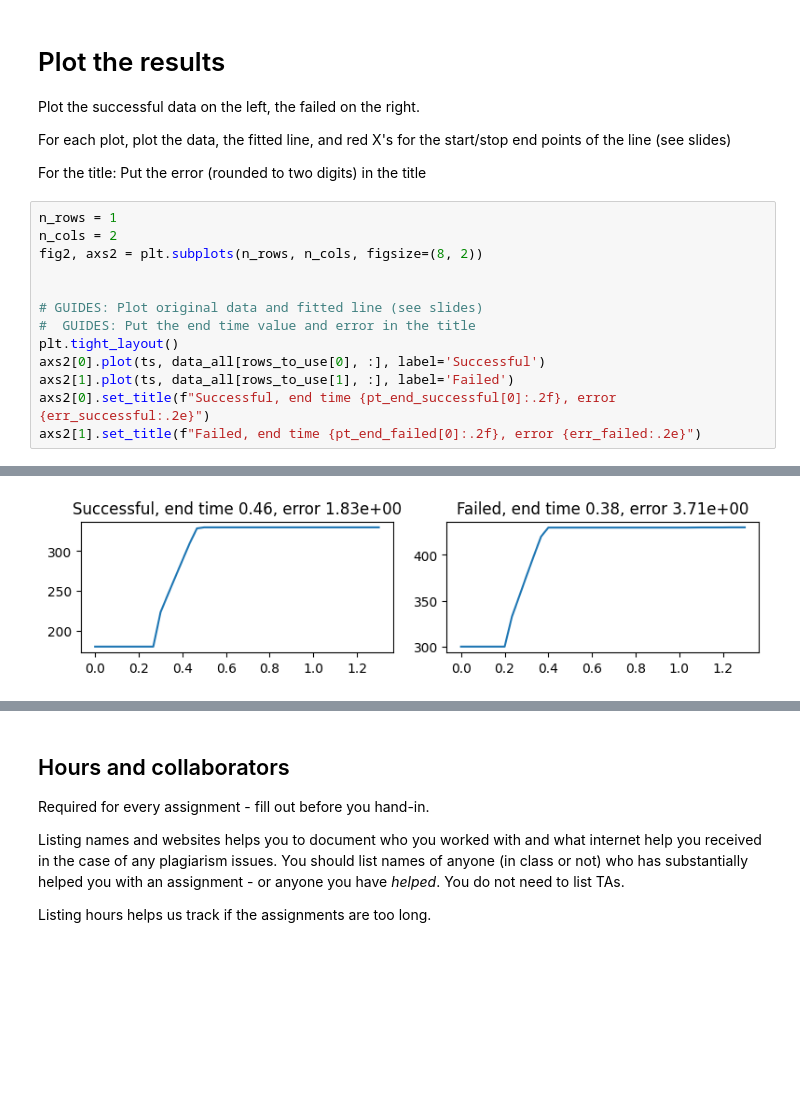
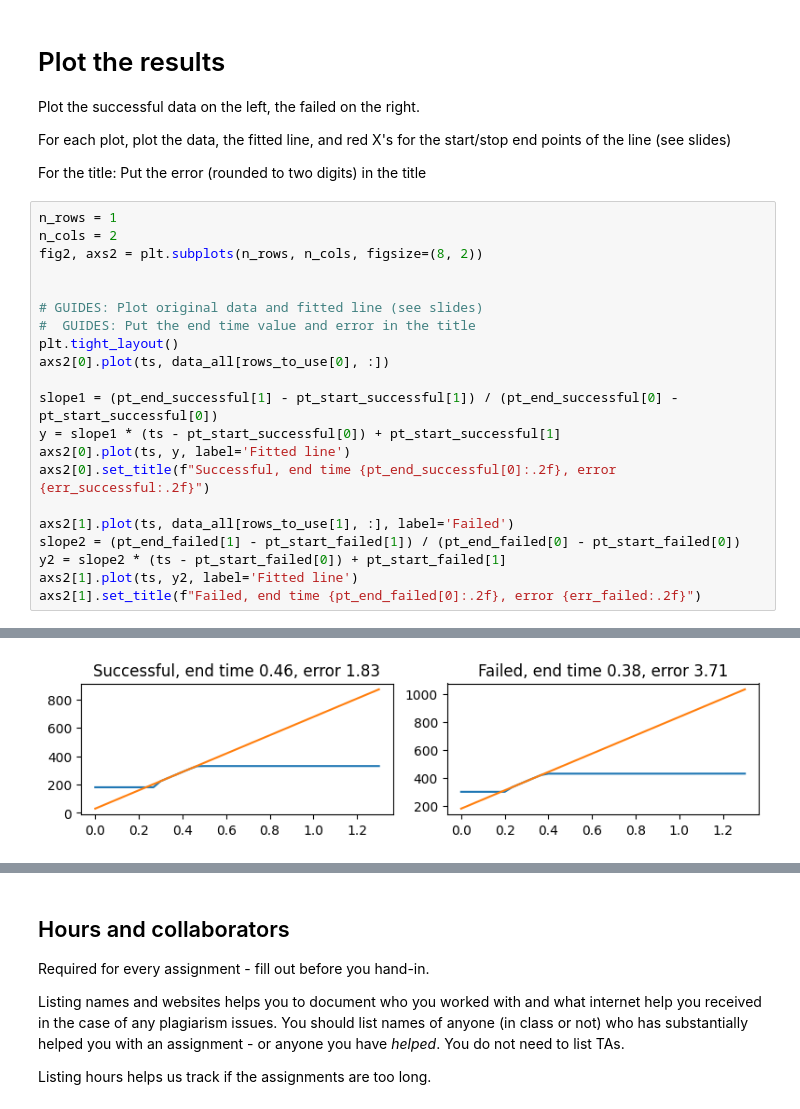
Before and after one commit to AllThePinq/IntroPythonProgramming, a Jupyter notebook: Week_4_fitting/lec_act_4_fitting.ipynb, the cells around one changed output, grey strips where cells are left out. Saved outputs shown, nothing was run; the diff lists cells and outputs as text; blank space fills up the shorter version.

```diff
--- a/Week_4_fitting/lec_act_4_fitting.ipynb
+++ b/Week_4_fitting/lec_act_4_fitting.ipynb
@@ -283,8 +283,16 @@ fig2, axs2 = plt.subplots(n_rows, n_cols, figsize=(8, 2))
 # GUIDES: Plot original data and fitted line (see slides)
 #  GUIDES: Put the end time value and error in the title
 plt.tight_layout()
-axs2[0].plot(ts, data_all[rows_to_use[0], :], label='Successful')
+axs2[0].plot(ts, data_all[rows_to_use[0], :])
+
+slope1 = (pt_end_successful[1] - pt_start_successful[1]) / (pt_end_successful[0] - pt_start_successful[0])
+y = slope1 * (ts - pt_start_successful[0]) + pt_start_successful[1]
+axs2[0].plot(ts, y, label='Fitted line')
+axs2[0].set_title(f"Successful, end time {pt_end_successful[0]:.2f}, error {err_successful:.2f}")
+
 axs2[1].plot(ts, data_all[rows_to_use[1], :], label='Failed')
-axs2[0].set_title(f"Successful, end time {pt_end_successful[0]:.2f}, error {err_successful:.2e}")
-axs2[1].set_title(f"Failed, end time {pt_end_failed[0]:.2f}, error {err_failed:.2e}")
+slope2 = (pt_end_failed[1] - pt_start_failed[1]) / (pt_end_failed[0] - pt_start_failed[0])
+y2 = slope2 * (ts - pt_start_failed[0]) + pt_start_failed[1]
+axs2[1].plot(ts, y2, label='Fitted line')
+axs2[1].set_title(f"Failed, end time {pt_end_failed[0]:.2f}, error {err_failed:.2f}")
 # %% [output]
@@ -292,4 +300,4 @@ Text(0.5, 1.0, 'Failed, end time 0.38, error 3.71e+00')
-[figure, old version]
+[figure, new version]
 # %%
 grader.check("Plot")
 # %% [output]
```
Also changed, not shown: parts of 4 cells of this notebook, 1 other file.
